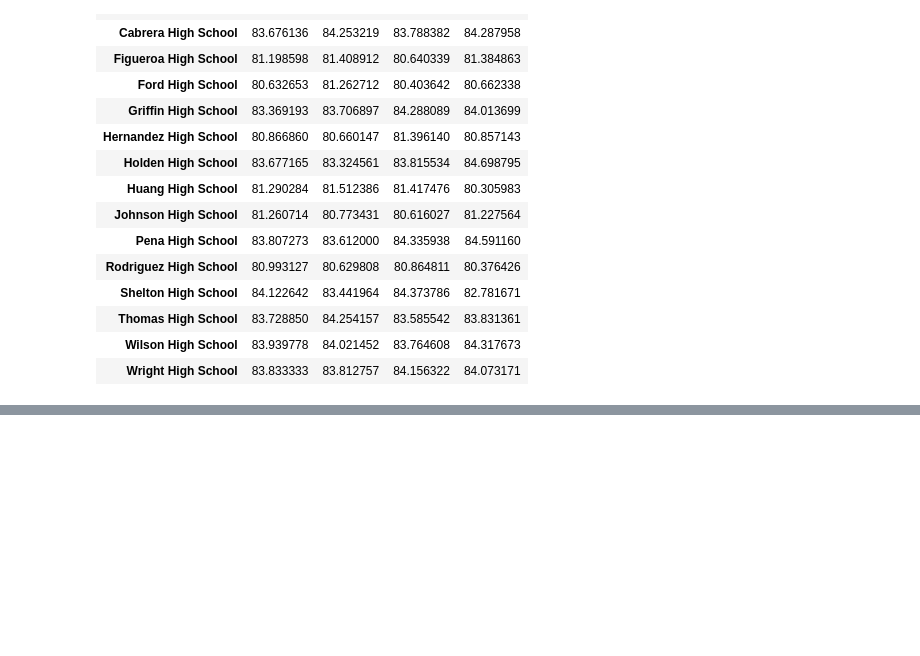
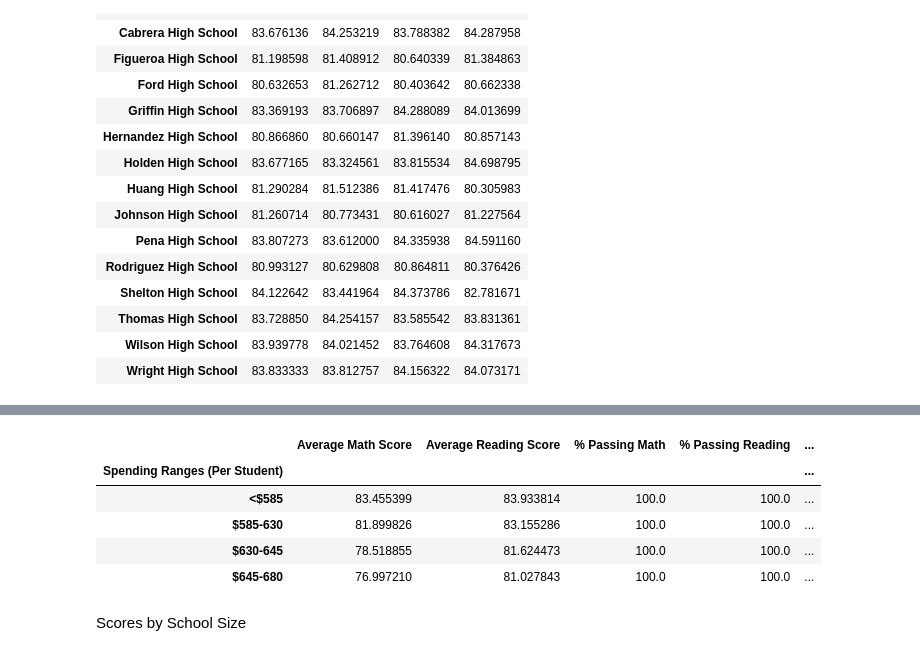
Before and after one commit to emilyneaville/pandas-challenge, a Jupyter notebook: PyCitySchools/PyCitySchools.ipynb, the cells around one changed output, grey strips where cells are left out. Cells and saved outputs as stored; diff of their text form; code cells hidden in the pictures; blank space fills up the shorter version.

Commit message:
Added Scores by spending, size, and type

```diff
--- a/PyCitySchools/PyCitySchools.ipynb
+++ b/PyCitySchools/PyCitySchools.ipynb
@@ -392,0 +395,8 @@ reading_scores_by_grade
+# %%
+# Establish the bins
+spending_bins = [0, 585, 630, 645, 680]
+labels = ["<$585", "$585-630", "$630-645", "$645-680"]
+# %%
+# Create a copy of the school summary since it has the "Per Student Budget"
+school_spending_df = school_summary.copy()
+school_spending_df
@@ -392,0 +420,4 @@ reading_scores_by_grade
+# %%
+# Use `pd.cut` to categorize spending based on the bins.
+school_spending_df["Spending Ranges (Per Student)"] = pd.cut(school_spending_df['Per Student Budget'].str.strip('$').astype(float), spending_bins, labels=labels)
+school_spending_df
@@ -392,0 +441,28 @@ reading_scores_by_grade
+# %%
+#  Calculate averages for the desired columns.
+spending_math_scores = school_spending_df.groupby(["Spending Ranges (Per Student)"]).mean()["Average Math Score"]
+spending_reading_scores = school_spending_df.groupby(["Spending Ranges (Per Student)"]).mean()["Average Reading Score"]
+spending_passing_math = school_spending_df.groupby(["Spending Ranges (Per Student)"]).mean()["% Passing Math"]
+spending_passing_reading = school_spending_df.groupby(["Spending Ranges (Per Student)"]).mean()["% Passing Reading"]
+overall_passing_spending = school_spending_df.groupby(["Spending Ranges (Per Student)"]).mean()["% Overall Passing"]
+# %%
+# Assemble into DataFrame
+spending_summary = pd.DataFrame({
+    "Average Math Score": spending_math_scores,
+    "Average Reading Score": spending_reading_scores,
+    "% Passing Math": spending_passing_math,
+    "% Passing Reading": spending_passing_reading,
+    "% Overall Passing": overall_passing_spending
+})
+
+# Display results
+spending_summary
+# %% [output]
+|  | Average Math Score | Average Reading Score | % Passing Math | % Passing Reading | ... |
+| Spending Ranges (Per Student) |  |  |  |  | ... |
+| <$585 | 83.455399 | 83.933814 | 100.0 | 100.0 | ... |
+| $585-630 | 81.899826 | 83.155286 | 100.0 | 100.0 | ... |
+| $630-645 | 78.518855 | 81.624473 | 100.0 | 100.0 | ... |
+| $645-680 | 76.997210 | 81.027843 | 100.0 | 100.0 | ... |
+# %% [markdown]
+Scores by School Size
```
Also changed, not shown: parts of 8 cells of this notebook.
